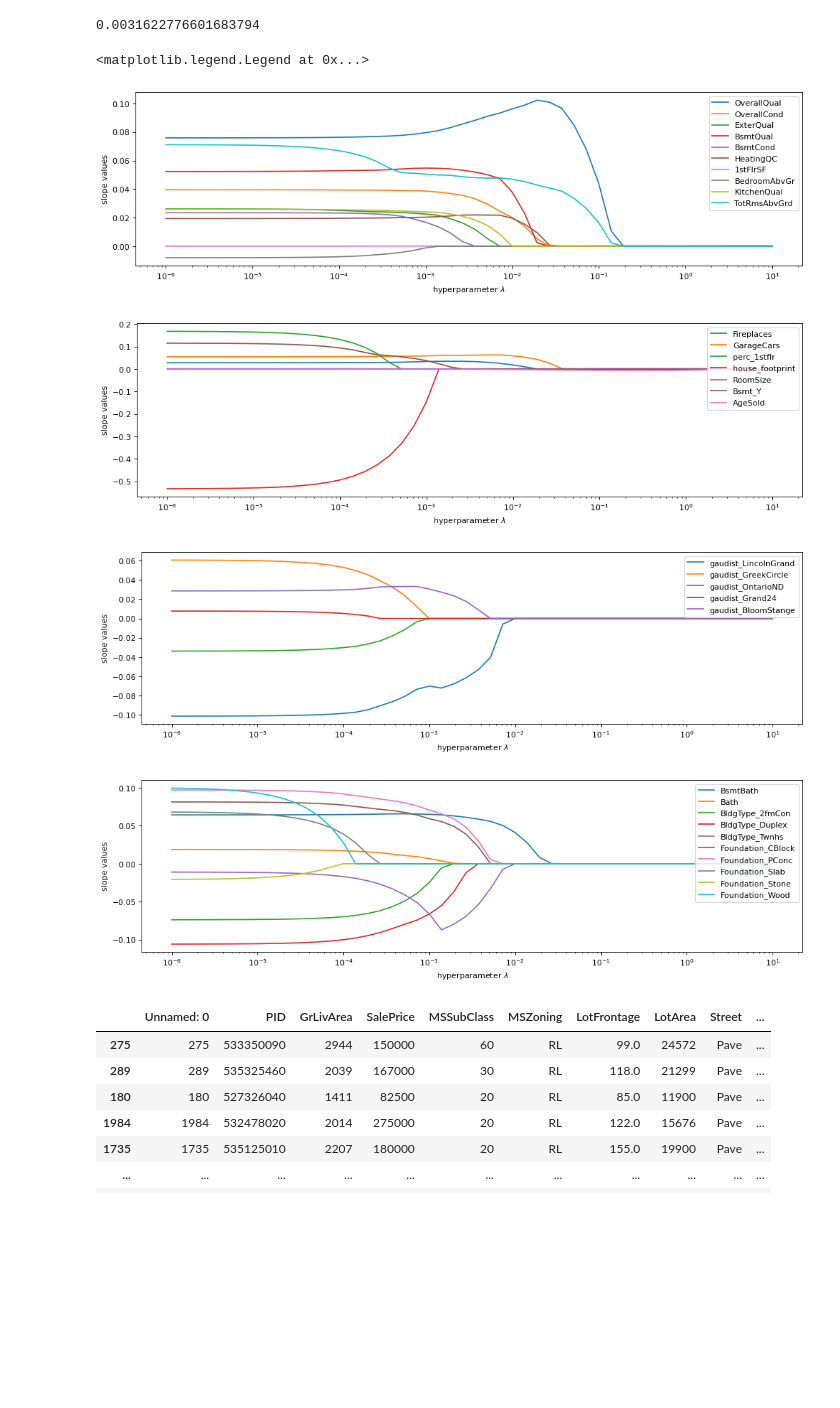
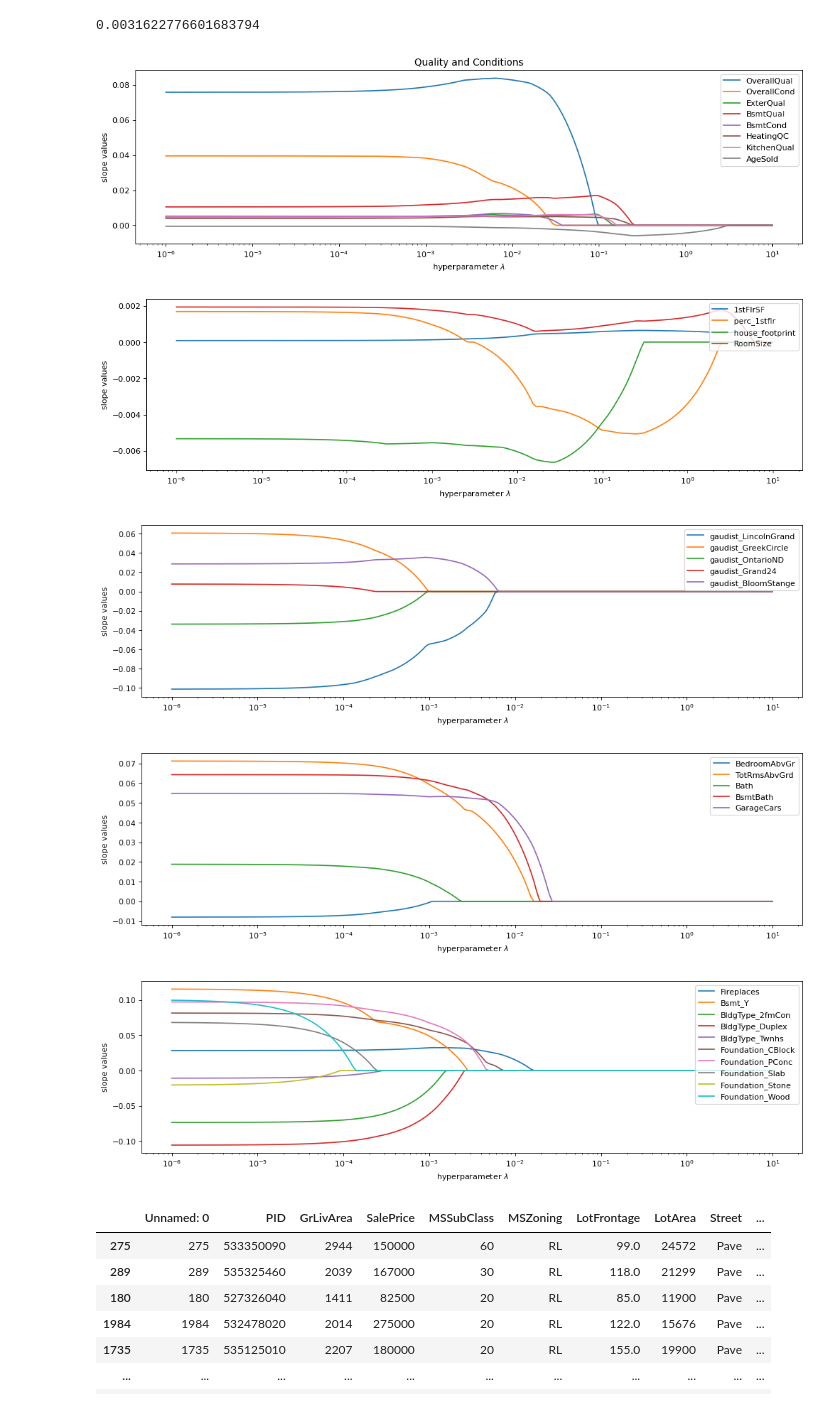
Before and after one commit to AlexGalczak/ML-Ames, a Jupyter notebook: CL/MachineLeaningProj_CL_0523.ipynb, the cells around one changed output. Cells and saved outputs as stored; diff of their text form; code cells hidden in the pictures; blank space fills up the shorter version.

```diff
--- a/CL/MachineLeaningProj_CL_0523.ipynb
+++ b/CL/MachineLeaningProj_CL_0523.ipynb
@@ -110,13 +110,15 @@ Index(['BldgType', 'OverallQual', 'OverallCond', 'ExterQual', 'ExterCond',
        'gaudist_Grand24', 'gaudist_BloomStange'],
       dtype='object')
 # %%
+cl_x['house_footprint'] = cl_x['house_footprint']*100
+cl_x['perc_1stflr'] = cl_x['perc_1stflr']*100
 cl_x['BldgType'].replace(to_replace=['TwnhsE'], value=['Twnhs'], inplace=True)
-cl_x['HeatingQC'].replace(to_replace=['Ex', 'Gd', 'TA', 'NA', 'Fa', 'Po'], value=[2, 1, 0, 0, -1, -2], inplace=True)
-cl_x['KitchenQual'].replace(to_replace=['Ex', 'Gd', 'TA', 'NA', 'Fa', 'Po'], value=[2, 1, 0, 0, -1, -2], inplace=True)
-cl_x['BsmtQual'].replace(to_replace=['Ex', 'Gd', 'TA', 'NA', 'Fa', 'Po'], value=[2, 1, 0, 0, -1, -2], inplace=True)
-cl_x['BsmtCond'].replace(to_replace=['Ex', 'Gd', 'TA', 'NA', 'Fa', 'Po'], value=[2, 1, 0, 0, -1, -2], inplace=True)
-cl_x['ExterQual'].replace(to_replace=['Ex', 'Gd', 'TA', 'NA', 'Fa', 'Po'], value=[2, 1, 0, 0, -1, -2], inplace=True)
-# cl_x['ExterCond'].replace(to_replace=['Ex', 'Gd', 'TA', 'NA', 'Fa', 'Po'], value=[2, 1, 0, 0, -1, -2], inplace=True)
+cl_x['HeatingQC'].replace(to_replace=['Ex', 'Gd', 'TA', 'NA', 'Fa', 'Po'], value=[10, 5, 0, 0, -5, -10], inplace=True)
+cl_x['KitchenQual'].replace(to_replace=['Ex', 'Gd', 'TA', 'NA', 'Fa', 'Po'], value=[10, 5, 0, 0, -5, -10], inplace=True)
+cl_x['BsmtQual'].replace(to_replace=['Ex', 'Gd', 'TA', 'NA', 'Fa', 'Po'], value=[10, 5, 0, 0, -5, -10], inplace=True)
+cl_x['BsmtCond'].replace(to_replace=['Ex', 'Gd', 'TA', 'NA', 'Fa', 'Po'], value=[10, 5, 0, 0, -5, -10], inplace=True)
+cl_x['ExterQual'].replace(to_replace=['Ex', 'Gd', 'TA', 'NA', 'Fa', 'Po'], value=[10, 5, 0, 0, -5, -10], inplace=True)
+# cl_x['ExterCond'].replace(to_replace=['Ex', 'Gd', 'TA', 'NA', 'Fa', 'Po'], value=[10, 5, 0, 0, -5, -10], inplace=True)
 cl_x['BsmtBath'] = cl_x['BsmtFullBath']+0.5*cl_x['BsmtHalfBath']
 cl_x['Bath'] = cl_x['FullBath']+0.5*cl_x['HalfBath']
 
@@ -137,7 +139,8 @@ residuals = []
 residualratio = []
 
 for i in range(100):
-        X_train, X_test, y_train, y_test = train_test_split(cl_x_dummies, cl_y, test_size=0.2, random_state=i, shuffle=True)
+        X_train, X_test, y_train, y_test = train_test_split(cl_x_dummies, cl_y,\
+                 test_size=0.2, random_state=i, shuffle=True)
 
         model  = linear_model.RidgeCV(alphas=np.logspace(-5, 5, 5), normalize=True, cv = 3)
         model.fit(X_train, np.log(y_train))
@@ -172,59 +183,76 @@ model.alpha_
 # cl_y.to_csv('data/Ames_Y.csv')
 # %%
 lasso  = linear_model.Lasso()
-alphas = np.logspace(-6,1,50)
+alphas = np.logspace(-6,1,200)
 lasso.set_params(normalize=False)
 coefs_lasso  = []
 
 for alpha in alphas:
         lasso.set_params(alpha=alpha)
         lasso.fit(X_train, np.log(y_train))
         coefs_lasso.append(lasso.coef_)
 
 coefs_lasso = pd.DataFrame(coefs_lasso, index = alphas, columns = X_train.columns)
 coefs_lasso.head()
 
-plt.figure(figsize=(15, 4), dpi=80)
+p1 = plt.figure(figsize=(15, 4), dpi=80)
 
-for name in coefs_lasso.columns[0:10]:
+for name in coefs_lasso.columns[[0,1,2,3,4,5,8,16]]:
+    plt.plot(coefs_lasso.index, coefs_lasso[name], label=name)
+plt.title('Quality and Conditions')
+plt.xlabel(r'hyperparameter $\lambda$')
+plt.ylabel(r'slope values')
+plt.xscale('log')
+plt.legend(loc=1)
+
+p2 = plt.figure(figsize=(15, 4), dpi=80)
+
+for name in coefs_lasso.columns[[6,12,13,14]]:
     plt.plot(coefs_lasso.index, coefs_lasso[name], label=name)
 plt.xlabel(r'hyperparameter $\lambda$')
 plt.ylabel(r'slope values')
 plt.xscale('log')
 plt.legend(loc=1)
 
-plt.figure(figsize=(15, 4), dpi=80)
-
-for name in coefs_lasso.columns[10:17]:
-    plt.plot(coefs_lasso.index, coefs_lasso[name], label=name)
-plt.xlabel(r'hyperparameter $\lambda$')
-plt.ylabel(r'slope values')
-plt.xscale('log')
-plt.legend(loc=1)
-
-plt.figure(figsize=(15, 4), dpi=80)
+p3 = plt.figure(figsize=(15, 4), dpi=80)
 
 for name in coefs_lasso.columns[17:22]:
     plt.plot(coefs_lasso.index, coefs_lasso[name], label=name)
 plt.xlabel(r'hyperparameter $\lambda$')
 plt.ylabel(r'slope values')
 plt.xscale('log')
 plt.legend(loc=1)
 
-plt.figure(figsize=(15, 4), dpi=80)
+p4 = plt.figure(figsize=(15, 4), dpi=80)
 
-for name in coefs_lasso.columns[22:32]:
+for name in coefs_lasso.columns[[7,9,23,22,11]]:
     plt.plot(coefs_lasso.index, coefs_lasso[name], label=name)
 plt.xlabel(r'hyperparameter $\lambda$')
 plt.ylabel(r'slope values')
 plt.xscale('log')
 plt.legend(loc=1)
+
+p5 = plt.figure(figsize=(15, 4), dpi=80)
+
+for name in coefs_lasso.columns[[10,15,24,25,26,27,28,29,30,31]]:
+    plt.plot(coefs_lasso.index, coefs_lasso[name], label=name)
+plt.xlabel(r'hyperparameter $\lambda$')
+plt.ylabel(r'slope values')
+plt.xscale('log')
+plt.legend(loc=1)
+
+p1.savefig("lasso1.svg")
+p2.savefig("lasso2.svg")
+p3.savefig("lasso3.svg")
+p4.savefig("lasso4.svg")
+
+p5.savefig("lasso5.svg")
 # %% [output]
-<matplotlib.legend.Legend at 0x...>
-[figure, old version]
+[figure, new version]
-[figure, old version]
+[figure, new version]
-[figure, old version]
+[figure, new version]
-[figure, old version]
+[figure, new version]
+[figure, added]
 # %%
 housing = clean_data.copy()
 housing['residual'] = averesiduals.T
```
Also changed, not shown: parts of 6 cells of this notebook, 15 other files.
